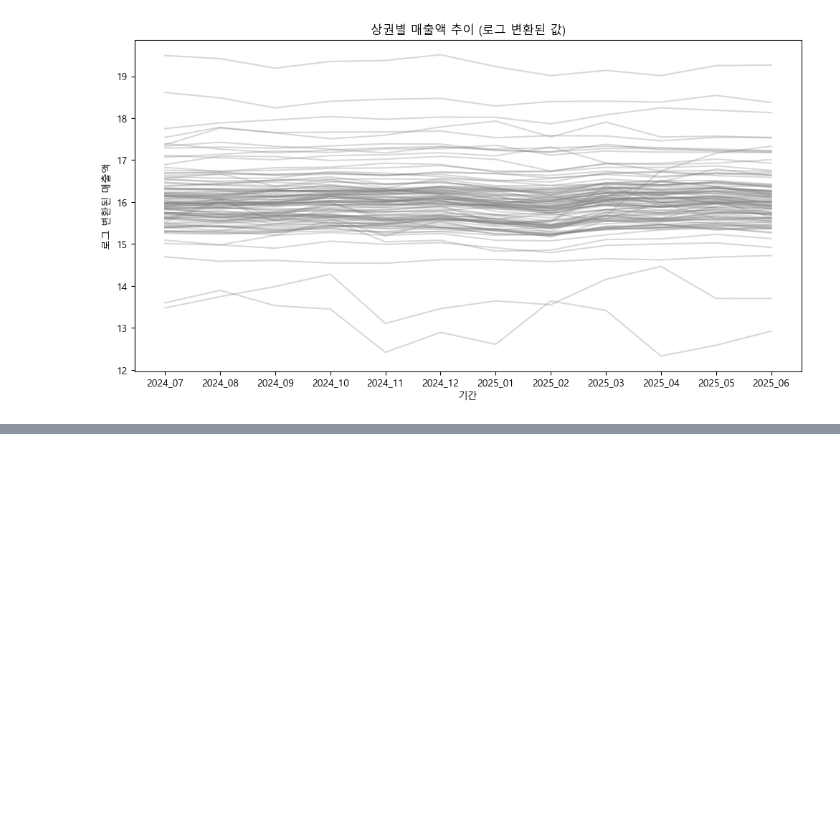
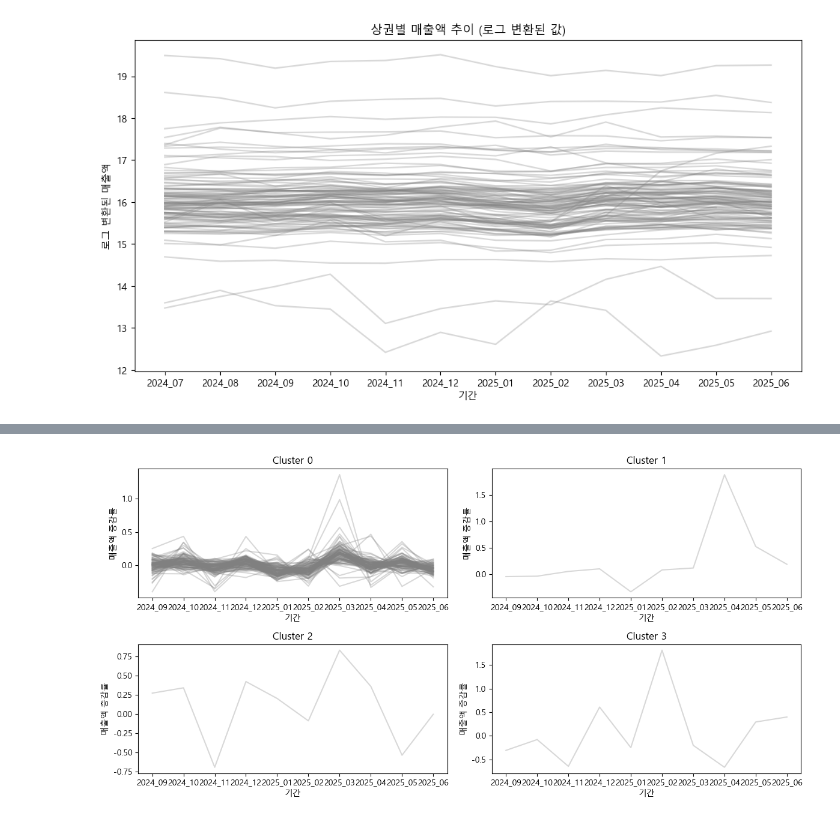
Before and after one commit to gisyun/Goyang_TradeAreaAnalysis, a Jupyter notebook: SalesAnalysis(Clustering).ipynb, the cells around one changed output, grey strips where cells are left out. Cells and saved outputs as stored; diff of their text form; code cells hidden in the pictures; blank space fills up the shorter version.

```diff
--- a/SalesAnalysis(Clustering).ipynb
+++ b/SalesAnalysis(Clustering).ipynb
@@ -299,0 +379,21 @@ plt.show()
+# %%
+# cluster markets using k-means with optimal number of clusters (k=4) based on percentage change data
+kmeans = KMeans(n_clusters=4, random_state=42)
+kmeans.fit(X)
+markets_sales_pct_change_clean['cluster'] = kmeans.labels_
+markets_sales_pct_change_clean
+
+# plot clusters based on percentage change time series
+plt.figure(figsize=(12, 6))
+for cluster in range(4):
+    plt.subplot(2, 2, cluster + 1)
+    cluster_data = markets_sales_pct_change_clean[markets_sales_pct_change_clean['cluster'] == cluster]
+    for idx, row in cluster_data.iterrows():
+        plt.plot(cluster_data.columns[cluster_data.columns.str.startswith('20')], row[cluster_data.columns[cluster_data.columns.str.startswith('20')]], alpha=0.3, color='gray')
+    plt.title(f'Cluster {cluster}')
+    plt.xlabel('기간')
+    plt.ylabel('매출액 증감률')
+plt.tight_layout()
+plt.show()
+# %% [output]
+[figure, added]
```
Also changed, not shown: parts of 8 cells of this notebook.
